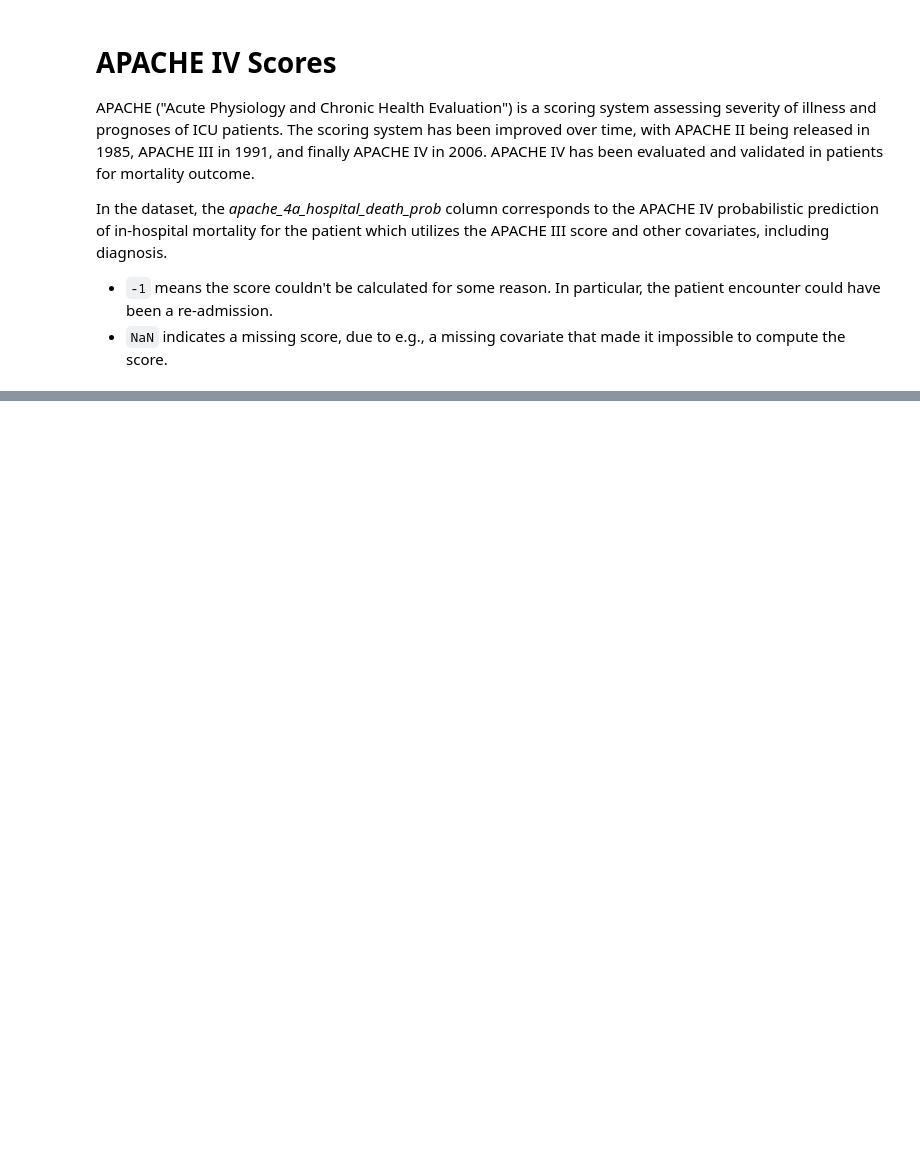
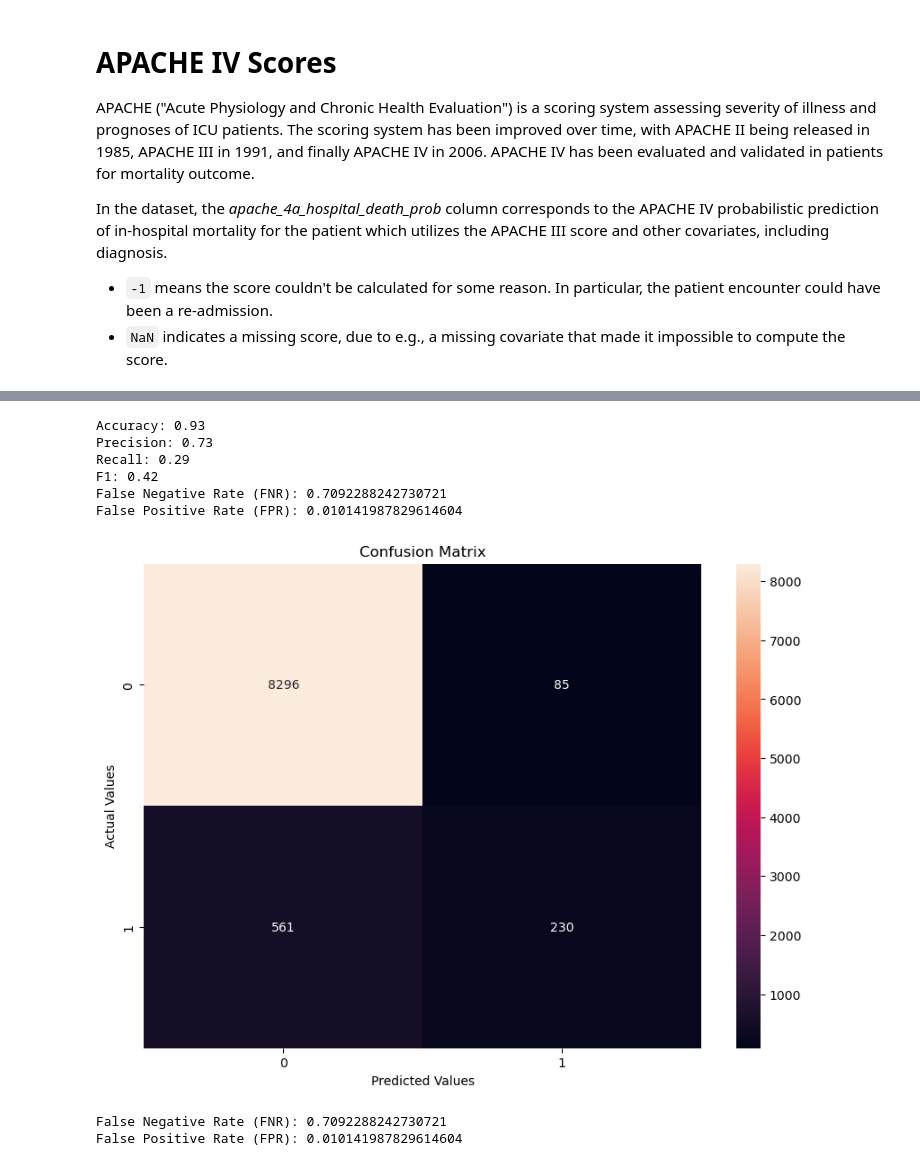
Before and after one commit to david-cons/2ix30, a Jupyter notebook: dataset_introduction.ipynb, the cells around one changed output, grey strips where cells are left out. Saved outputs shown, nothing was run; the diff lists cells and outputs as text; code cells hidden in the pictures; blank space fills up the shorter version.

```diff
--- a/dataset_introduction.ipynb
+++ b/dataset_introduction.ipynb
@@ -214,0 +373,41 @@ plt.show()
+# %%
+dtrain = xgb.DMatrix(X_train, label=y_train)
+dtest = xgb.DMatrix(X_test, label=y_test)
+# %%
+params = {
+    'max_depth': 3,
+    'eta': 0.1,
+    'objective': 'binary:logistic',
+    'eval_metric': 'logloss'
+}
+num_rounds = 100
+# %%
+bst = xgb.train(params, dtrain, num_rounds)
+# %%
+preds = bst.predict(dtest)
+predictions = [round(value) for value in preds]
+cm_xgb = confusion_matrix(y_test, predictions)
+# %%
+accuracy_xgb, precision_xgb, recall_xgb, f1_xgb, fnr_xgb, fpr_xgb = getMetrics(cm_xgb)
+# %% [output]
+Accuracy: 0.93
+Precision: 0.73
+Recall: 0.29
+F1: 0.42
+False Negative Rate (FNR): 0.7092288242730721
+False Positive Rate (FPR): 0.010141987829614604
+# %%
+showConfusionMatrix(cm_xgb)
+# %% [output]
+[figure, added]
+# %%
+TN, FP, FN, TP = cm.ravel()
+
+FNR = FN / (FN + TP)
+FPR = FP / (FP + TN)
+
+print(f"False Negative Rate (FNR): {FNR}")
+print(f"False Positive Rate (FPR): {FPR}")
+# %% [output]
+False Negative Rate (FNR): 0.7092288242730721
+False Positive Rate (FPR): 0.010141987829614604
```
Also changed, not shown: parts of 24 cells of this notebook.
